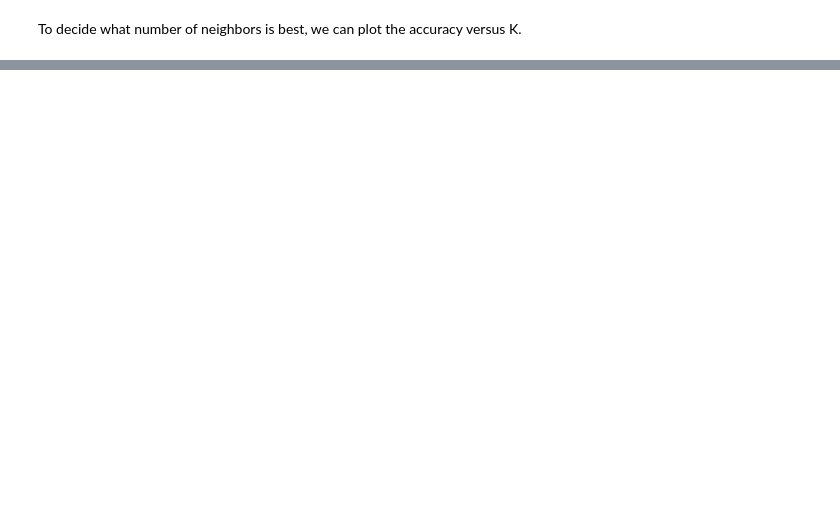
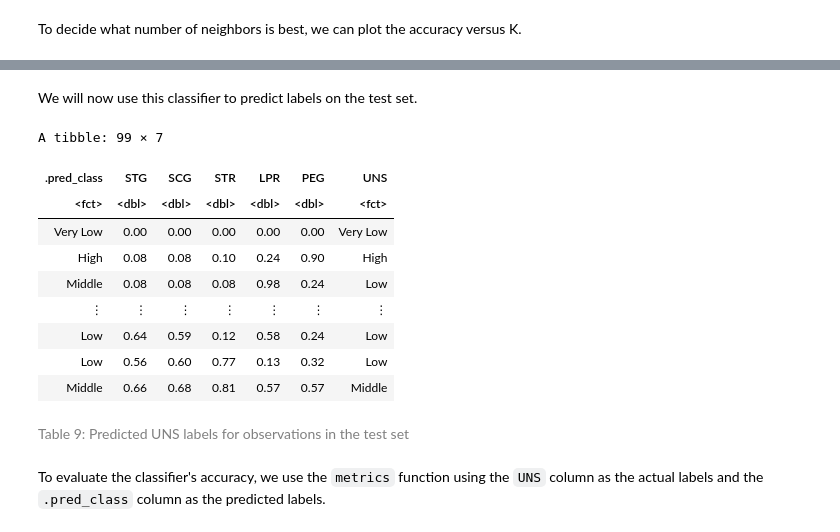
Before and after one commit to olivia-1221/Knowledge-Classification, a Jupyter notebook: report.ipynb, the cells around one changed output, grey strips where cells are left out. Drawn from its saved outputs; the diff is of its cells as text; code cells hidden in the pictures; blank space fills up the shorter version.

```diff
--- a/report.ipynb
+++ b/report.ipynb
@@ -332,0 +392,4 @@ accuracy_vs_k2
+# %%
+knn_spec_tuned <- nearest_neighbor(weight_func = "rectangular", neighbors = 6) %>%
+                    set_engine("kknn") %>%
+                    set_mode("classification")
@@ -332,0 +398,26 @@ accuracy_vs_k2
+# %%
+knowledge_fit_tuned <- workflow() %>%
+                        add_recipe(knowledge_recipe) %>%
+                        add_model(knn_spec_tuned) %>%
+                        fit(data = knowledge_training)
+# %% [markdown]
+We will now use this classifier to predict labels on the test set.
+# %%
+knowledge_predictions <- predict(knowledge_fit_tuned, knowledge_testing) %>%
+                            bind_cols(knowledge_testing)
+knowledge_predictions
+# %% [output]
+A tibble: 99 × 7
+| .pred_class | STG | SCG | STR | LPR | PEG | UNS |
+| <fct> | <dbl> | <dbl> | <dbl> | <dbl> | <dbl> | <fct> |
+| Very Low | 0.00 | 0.00 | 0.00 | 0.00 | 0.00 | Very Low |
+| High | 0.08 | 0.08 | 0.10 | 0.24 | 0.90 | High |
+| Middle | 0.08 | 0.08 | 0.08 | 0.98 | 0.24 | Low |
+| ⋮ | ⋮ | ⋮ | ⋮ | ⋮ | ⋮ | ⋮ |
+| Low | 0.64 | 0.59 | 0.12 | 0.58 | 0.24 | Low |
+| Low | 0.56 | 0.60 | 0.77 | 0.13 | 0.32 | Low |
+| Middle | 0.66 | 0.68 | 0.81 | 0.57 | 0.57 | Middle |
+# %% [markdown]
+<span style="color:gray">Table 9: Predicted UNS labels for observations in the test set</span>
+# %% [markdown]
+To evaluate the classifier's accuracy, we use the `metrics` function using the `UNS` column as the actual labels and the `.pred_class` column as the predicted labels.
```
Also changed, not shown: parts of 65 cells of this notebook.
